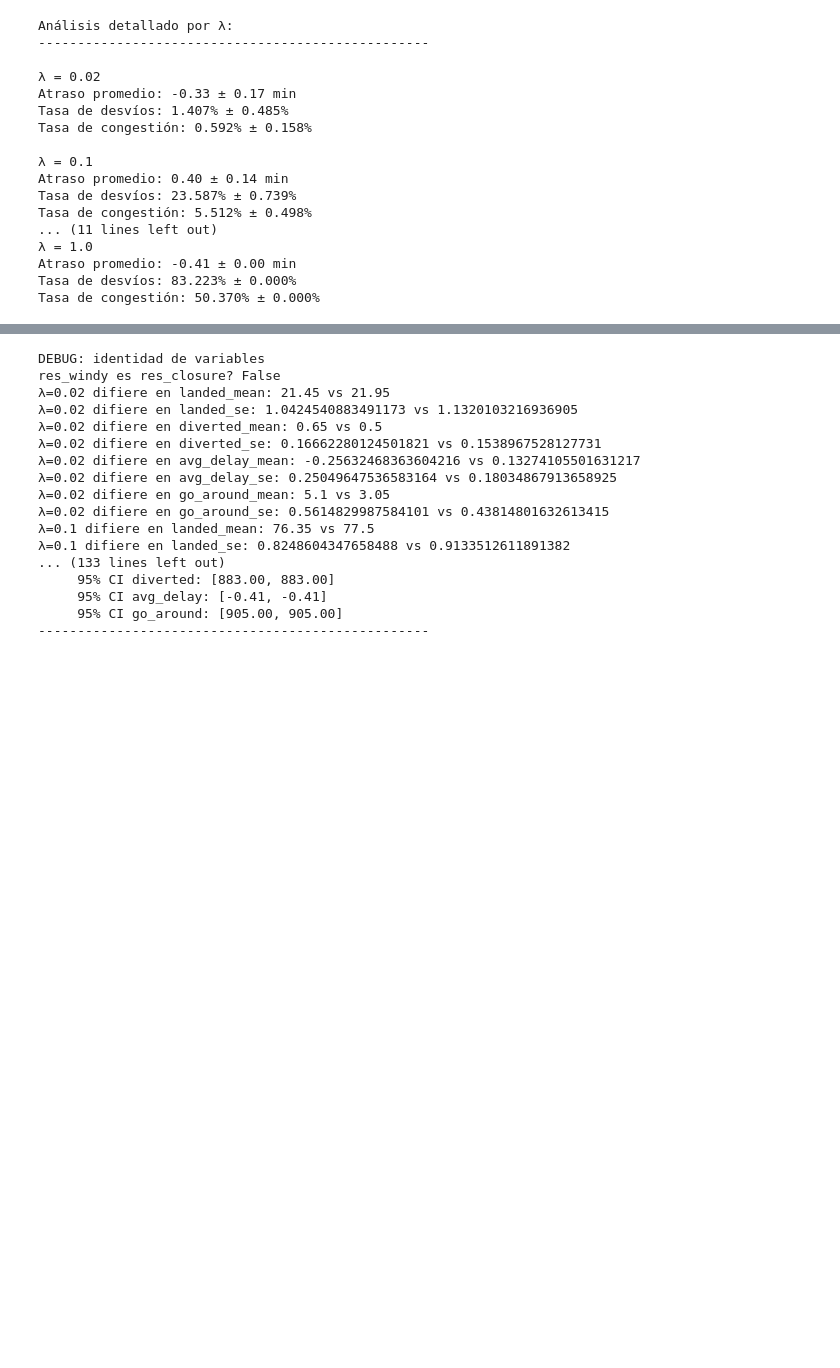
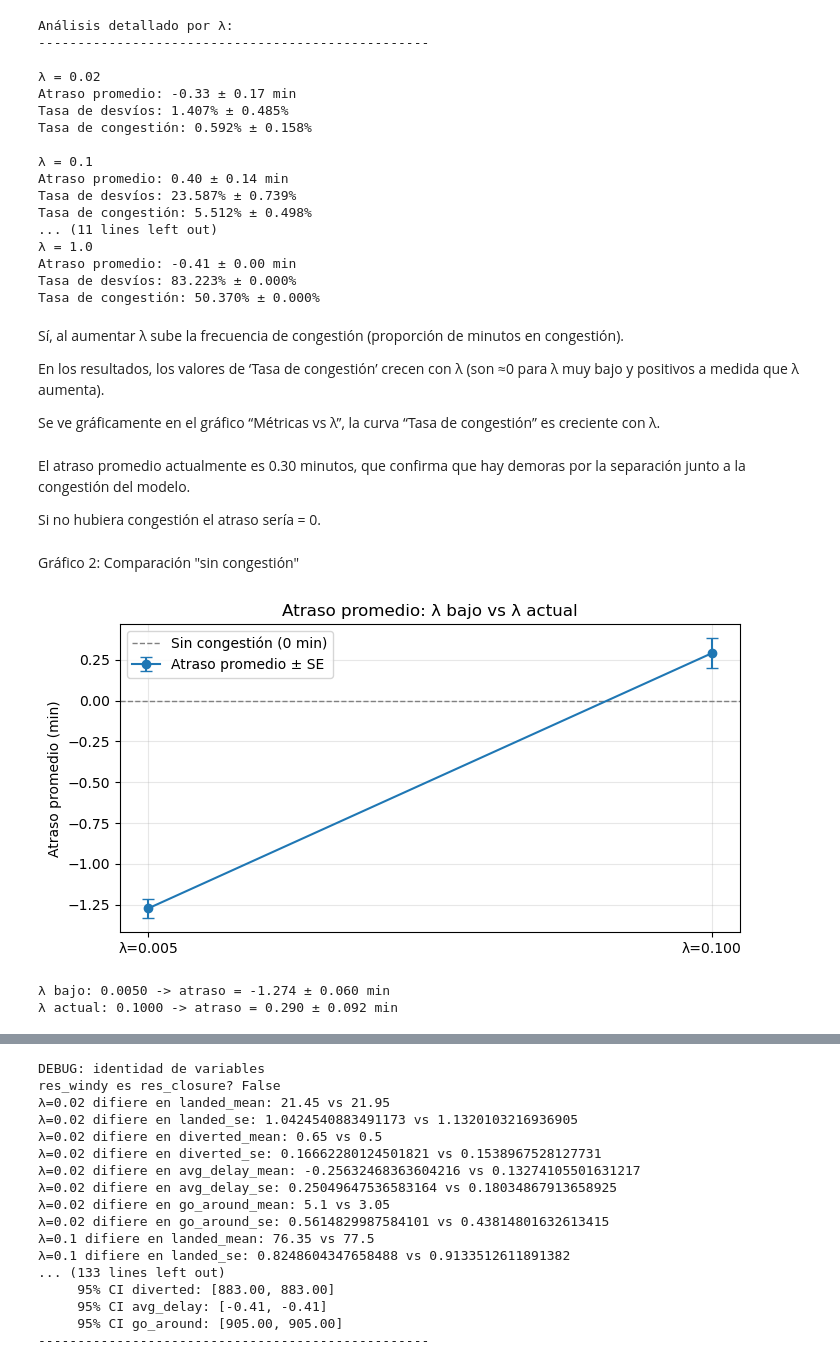
Before and after one commit to 1sabelnunez/TP1_ACN, a Jupyter notebook: TP1_ACN_demo.ipynb, the cells around one changed output, grey strips where cells are left out. Drawn from its saved outputs; the diff is of its cells as text; code cells hidden in the pictures; blank space fills up the shorter version.

```diff
--- a/TP1_ACN_demo.ipynb
+++ b/TP1_ACN_demo.ipynb
@@ -228,3 +202,45 @@ Tasa de congestión: 5.512% ± 0.498%
 Atraso promedio: -0.41 ± 0.00 min
 Tasa de desvíos: 83.223% ± 0.000%
 Tasa de congestión: 50.370% ± 0.000%
+# %% [markdown]
+Sí, al aumentar λ sube la frecuencia de congestión (proporción de minutos en congestión).
+
+En los resultados, los valores de ‘Tasa de congestión’ crecen con λ (son ≈0 para λ muy bajo y positivos a medida que λ aumenta).
+
+Se ve gráficamente en el gráfico “Métricas vs λ”, la curva “Tasa de congestión” es creciente con λ.
+# %% [markdown]
+El atraso promedio actualmente es 0.30 minutos, que confirma que hay demoras por la separación junto a la congestión del modelo.
+
+Si no hubiera congestión el atraso sería = 0.
+# %% [markdown]
+Gráfico 2: Comparación "sin congestión"
+# %%
+# Comparación de atraso promedio: λ bajo vs λ actual
+
+lam_base = 0.1  # λ actual del sistema
+lam_low = 0.005  #  simula "sin congestión"
+if lam_base <= lam_low:
+    lam_low = max(lam_base/5, 1/1200)  # asegurar que sea más bajo que el actual
+
+res_cmp = run_batch([lam_low, lam_base], reps=50, seed=2025)
+
+xs = [lam_low, lam_base]
+y  = [res_cmp[lam_low]['avg_delay_mean'], res_cmp[lam_base]['avg_delay_mean']]
+e  = [res_cmp[lam_low]['avg_delay_se'],   res_cmp[lam_base]['avg_delay_se']]
+
+plt.figure(figsize=(8,4))
+plt.errorbar(xs, y, yerr=e, fmt='o-', capsize=4, label='Atraso promedio ± SE')
+plt.axhline(0, color='gray', ls='--', lw=1, label='Sin congestión (0 min)')
+plt.xticks(xs, [f'λ={lam_low:.3f}', f'λ={lam_base:.3f}'])
+plt.ylabel('Atraso promedio (min)')
+plt.title('Atraso promedio: λ bajo vs λ actual')
+plt.grid(True, alpha=0.3)
+plt.legend()
+plt.show()
+
+print(f"λ bajo: {lam_low:.4f} -> atraso = {y[0]:.3f} ± {e[0]:.3f} min")
+print(f"λ actual: {lam_base:.4f} -> atraso = {y[1]:.3f} ± {e[1]:.3f} min")
+# %% [output]
+[figure, added]
+λ bajo: 0.0050 -> atraso = -1.274 ± 0.060 min
+λ actual: 0.1000 -> atraso = 0.290 ± 0.092 min
```
Also changed, not shown: parts of 29 cells of this notebook, 1 other file.
